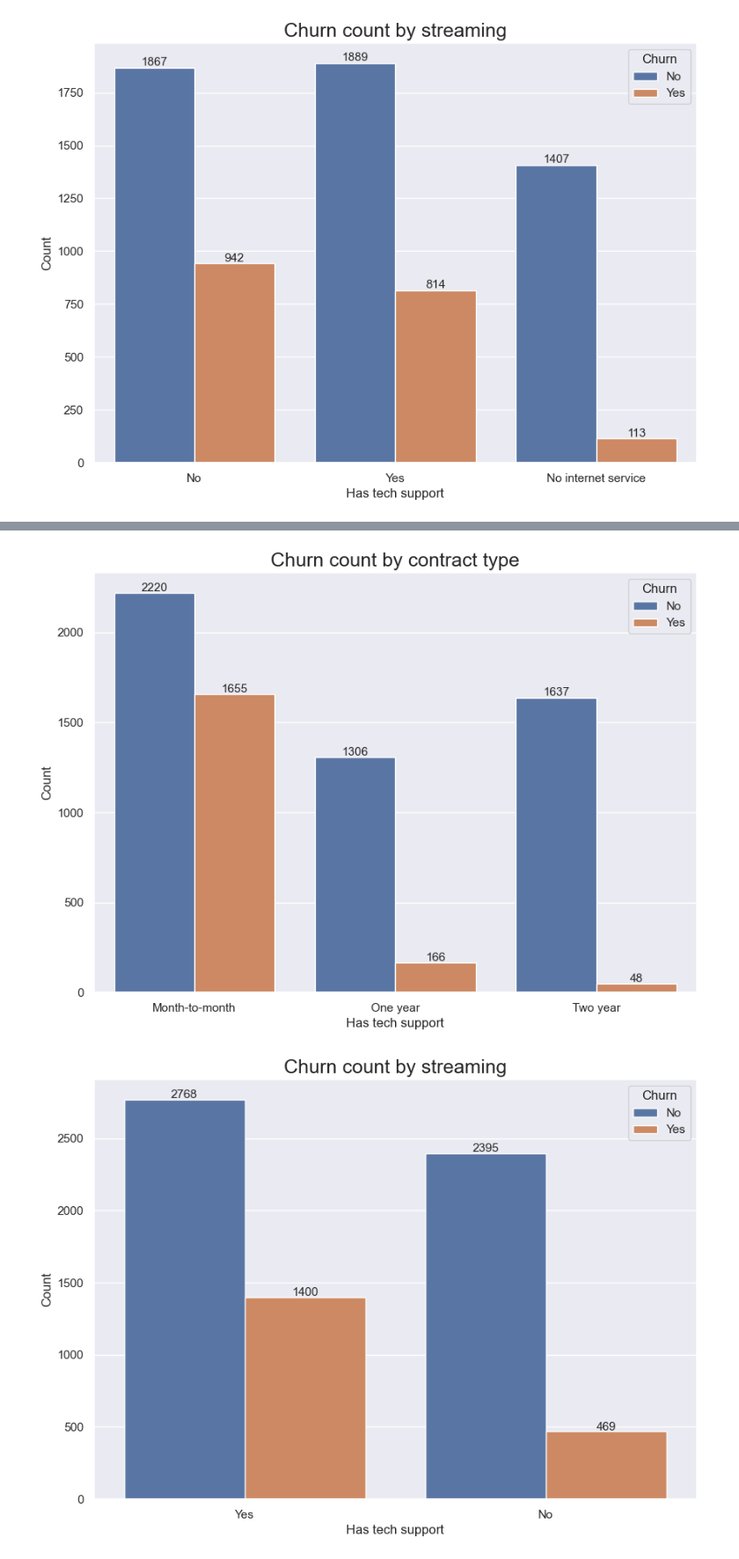
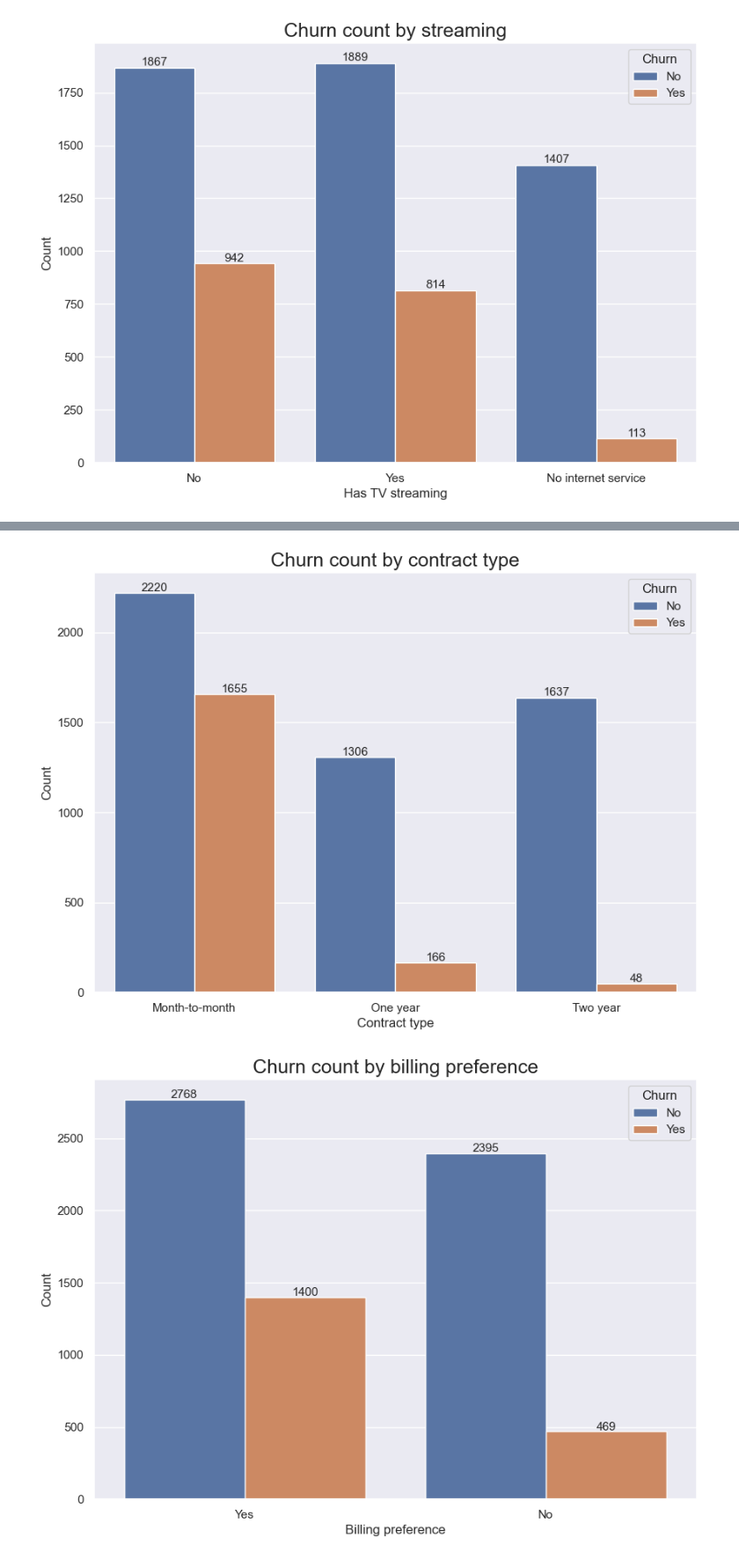
Before and after one commit to AshjWright88/Churn-Model, a Jupyter notebook: 02 Exploration/AW_Explore.ipynb, the cells around one changed output, grey strips where cells are left out. Shown at 88% size. Saved outputs shown, nothing was run; the diff lists cells and outputs as text; code cells hidden in the pictures.

```diff
--- a/02 Exploration/AW_Explore.ipynb
+++ b/02 Exploration/AW_Explore.ipynb
@@ -33,6 +36,5 @@ from pandas_profiling import ProfileReport
 # %%
-# Read in data
-df =pd.read_csv('../01 Data/raw__churn_challenge__20210821.csv')
+df =pd.read_csv('../01 Data/churn_challenge.csv')
 # %%
 df.head()
 # %% [output]
@@ -413,22 +435,24 @@ plt.show()
 plt.subplots(figsize = (10,7))
 ax = sns.countplot(x="StreamingTV", hue='Churn', data=df)
 ax.set_title('Churn count by streaming',fontsize = 18 )
-ax.set_xlabel('Has tech support', fontsize = 12)
+ax.set_xlabel('Has TV streaming', fontsize = 12)
 ax.set_ylabel('Count', fontsize = 12)
 for rect in ax.patches:
     ax.text (rect.get_x() + rect.get_width() / 2, rect.get_height()+ 10, rect.get_height()
              ,horizontalalignment='center', fontsize = 11)
+plt.savefig('../04 Output/churnstrmngtv.png', dpi=300, bbox_inches = 'tight', pad_inches = 0)
 plt.show()
 # %% [output]
 [figure]
 # %%
 plt.subplots(figsize = (10,7))
 ax = sns.countplot(x="StreamingMovies", hue='Churn', data=df)
-ax.set_title('Churn count by streaming',fontsize = 18 )
-ax.set_xlabel('Has tech support', fontsize = 12)
+ax.set_title('Churn count by movie streaming',fontsize = 18 )
+ax.set_xlabel('Streams movies', fontsize = 12)
 ax.set_ylabel('Count', fontsize = 12)
 for rect in ax.patches:
     ax.text (rect.get_x() + rect.get_width() / 2, rect.get_height()+ 10, rect.get_height()
              ,horizontalalignment='center', fontsize = 11)
+plt.savefig('../04 Output/churnstrmngmvs.png', dpi=300, bbox_inches = 'tight', pad_inches = 0)
 plt.show()
 # %% [output]
@@ -437,26 +461,28 @@ plt.show()
 plt.subplots(figsize = (10,7))
 ax = sns.countplot(x="Contract", hue='Churn', data=df)
 ax.set_title('Churn count by contract type',fontsize = 18 )
-ax.set_xlabel('Has tech support', fontsize = 12)
+ax.set_xlabel('Contract type', fontsize = 12)
 ax.set_ylabel('Count', fontsize = 12)
 for rect in ax.patches:
     ax.text (rect.get_x() + rect.get_width() / 2, rect.get_height()+ 10, rect.get_height()
              ,horizontalalignment='center', fontsize = 11)
+plt.savefig('../04 Output/churncntrct.png', dpi=300, bbox_inches = 'tight', pad_inches = 0)
 plt.show()
 # %% [output]
-[figure, old version]
+[figure, new version]
 # %%
 plt.subplots(figsize = (10,7))
 ax = sns.countplot(x="PaperlessBilling", hue='Churn', data=df)
-ax.set_title('Churn count by streaming',fontsize = 18 )
-ax.set_xlabel('Has tech support', fontsize = 12)
+ax.set_title('Churn count by billing preference',fontsize = 18 )
+ax.set_xlabel('Billing preference', fontsize = 12)
 ax.set_ylabel('Count', fontsize = 12)
 for rect in ax.patches:
     ax.text (rect.get_x() + rect.get_width() / 2, rect.get_height()+ 10, rect.get_height()
              ,horizontalalignment='center', fontsize = 11)
+plt.savefig('../04 Output/churnbllngprfrnc.png', dpi=300, bbox_inches = 'tight', pad_inches = 0)
 plt.show()
 # %% [output]
-[figure, old version]
+[figure, new version]
 # %%
 plt.subplots(figsize = (10,7))
 ax = sns.countplot(x="PaymentMethod", hue='Churn', data=df)
```
Also changed, not shown: parts of 36 cells of this notebook, 1 other file.
